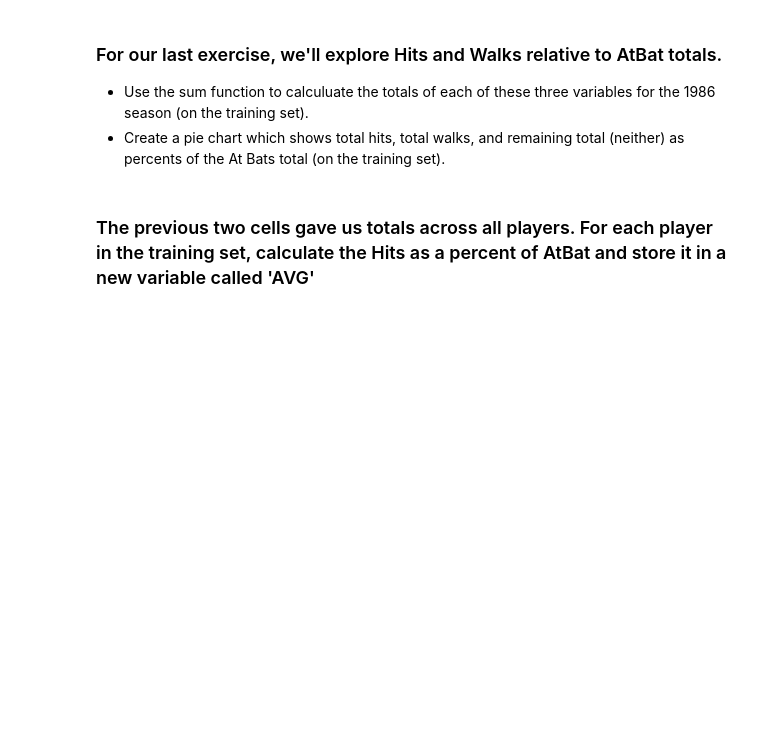
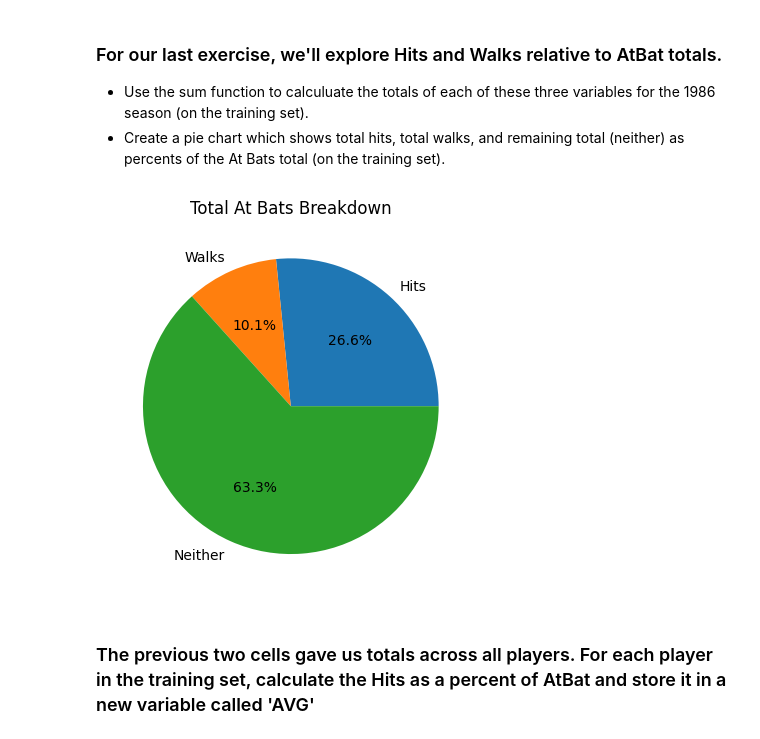
Before and after one commit to sairaya811/code_2600, a Jupyter notebook: mod03_eda.ipynb, the cells around one changed output. Drawn from its saved outputs; the diff is of its cells as text; code cells hidden in the pictures; blank space fills up the shorter version.

Commit message:
Added the pie chart

```diff
--- a/mod03_eda.ipynb
+++ b/mod03_eda.ipynb
@@ -175,6 +175,12 @@ Totals = [TotHits, TotWalks, TotAtBat-TotHits-TotWalks]
 # %%
 Labels = ['Hits', 'Walks', 'Neither']
 Totals = [TotHits, TotWalks, TotAtBat-TotHits-TotWalks]
+plt.figure()
+plt.pie(Totals, labels=Labels, autopct='%1.1f%%')
+plt.title("Total At Bats Breakdown")
+plt.show()
+# %% [output]
+[figure, added]
 # %% [markdown]
 ### The previous two cells gave us totals across all players. For each player in the training set, calculate the Hits as a percent of AtBat and store it in a new variable called 'AVG'
 # %%
```
